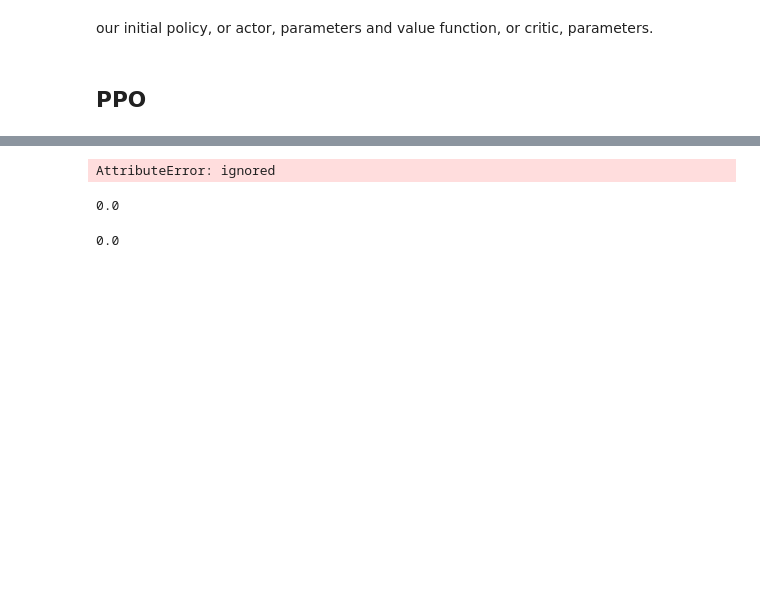
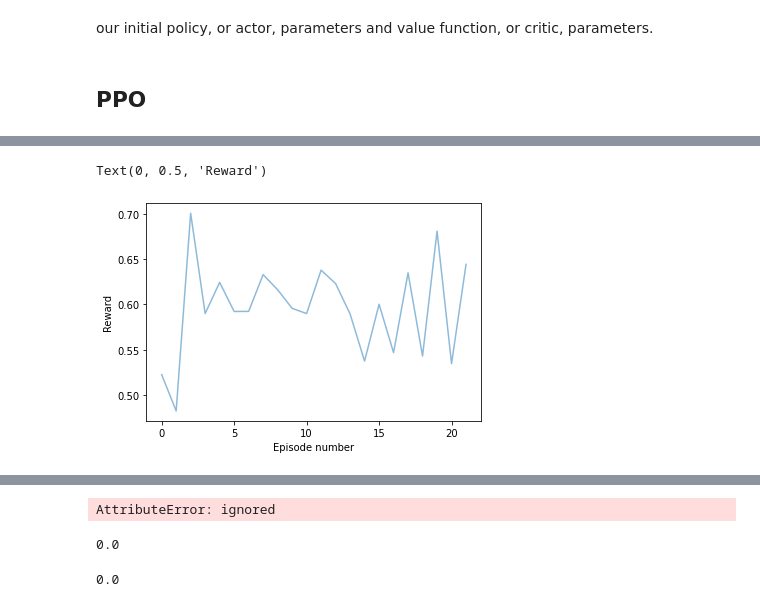
Before and after one commit to kaiamj/deep-reinforcement-learning-jumanji, a Jupyter notebook: NN.ipynb, the cells around one changed output, grey strips where cells are left out. Cells and saved outputs as stored; diff of their text form; code cells hidden in the pictures; blank space fills up the shorter version.

```diff
--- a/NN.ipynb
+++ b/NN.ipynb
@@ -346,3 +306,11 @@ in get_action , shape of valid probs torch.Size([2])
+# %%
+import matplotlib.pyplot as plt
+plt.plot(episode_rewards, alpha=0.5)
+plt.xlabel('Episode number')
+plt.ylabel('Reward')
+# %% [output]
+Text(0, 0.5, 'Reward')
+[figure, added]
 # %%
 
 import time
```
Also changed, not shown: parts of 5 cells of this notebook.
